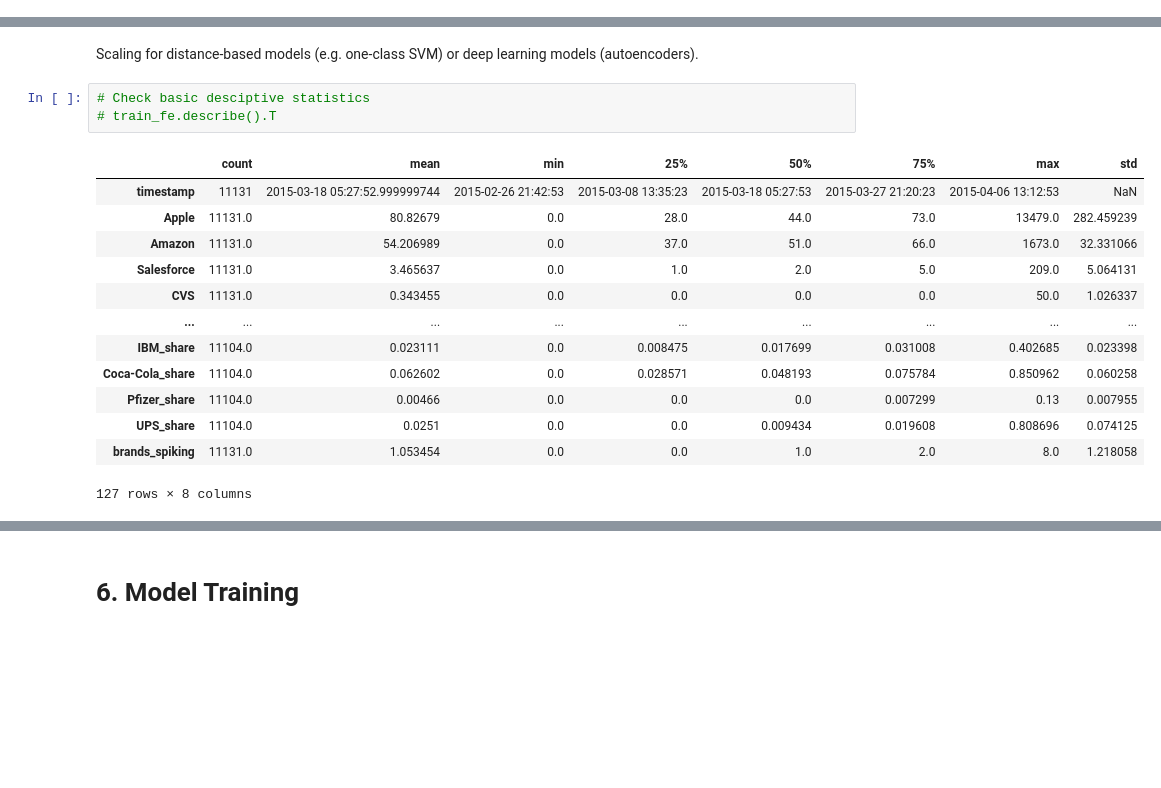
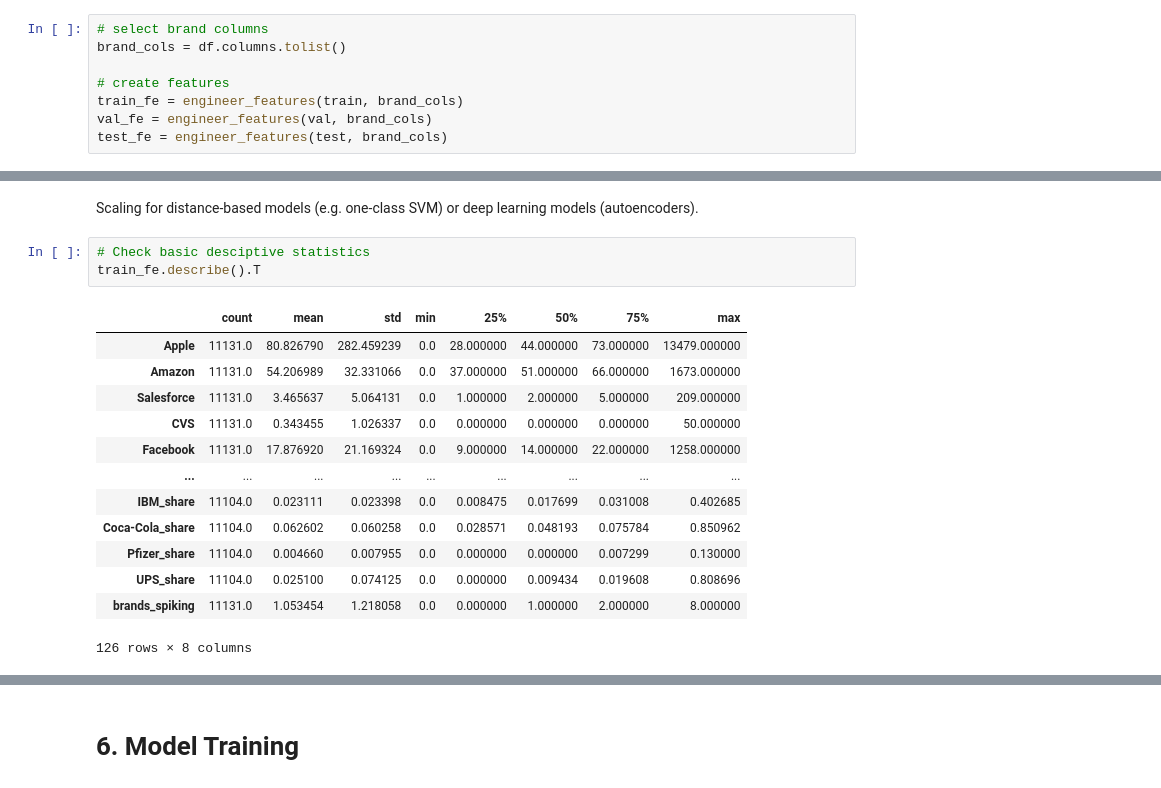
Before and after one commit to CMPE-255-G5/times-series-anomaly-detection-on-twitter-data, a Jupyter notebook: notebooks/consolidate.ipynb, the cells around one changed output, grey strips where cells are left out. Saved outputs shown, nothing was run; the diff lists cells and outputs as text; blank space fills up the shorter version.

```diff
--- a/notebooks/consolidate.ipynb
+++ b/notebooks/consolidate.ipynb
@@ -318,0 +544,8 @@ plt.show()
+# %%
+# select brand columns
+brand_cols = df.columns.tolist()
+
+# create features
+train_fe = engineer_features(train, brand_cols)
+val_fe = engineer_features(val, brand_cols)
+test_fe = engineer_features(test, brand_cols)
@@ -322,20 +582,20 @@ plt.show()
 Scaling for distance-based models (e.g. one-class SVM) or deep learning models (autoencoders).
 # %%
 # Check basic desciptive statistics
-# train_fe.describe().T
+train_fe.describe().T
 # %% [output]
-|  | count | mean | min | 25% | 50% | 75% | max | std |
-| timestamp | 11131 | 2015-03-18 05:27:52.999999744 | 2015-02-26 21:42:53 | 2015-03-08 13:35:23 | 2015-03-18 05:27:53 | 2015-03-27 21:20:23 | 2015-04-06 13:12:53 | NaN |
-| Apple | 11131.0 | 80.82679 | 0.0 | 28.0 | 44.0 | 73.0 | 13479.0 | 282.459239 |
-| Amazon | 11131.0 | 54.206989 | 0.0 | 37.0 | 51.0 | 66.0 | 1673.0 | 32.331066 |
-| Salesforce | 11131.0 | 3.465637 | 0.0 | 1.0 | 2.0 | 5.0 | 209.0 | 5.064131 |
-| CVS | 11131.0 | 0.343455 | 0.0 | 0.0 | 0.0 | 0.0 | 50.0 | 1.026337 |
+|  | count | mean | std | min | 25% | 50% | 75% | max |
+| Apple | 11131.0 | 80.826790 | 282.459239 | 0.0 | 28.000000 | 44.000000 | 73.000000 | 13479.000000 |
+| Amazon | 11131.0 | 54.206989 | 32.331066 | 0.0 | 37.000000 | 51.000000 | 66.000000 | 1673.000000 |
+| Salesforce | 11131.0 | 3.465637 | 5.064131 | 0.0 | 1.000000 | 2.000000 | 5.000000 | 209.000000 |
+| CVS | 11131.0 | 0.343455 | 1.026337 | 0.0 | 0.000000 | 0.000000 | 0.000000 | 50.000000 |
+| Facebook | 11131.0 | 17.876920 | 21.169324 | 0.0 | 9.000000 | 14.000000 | 22.000000 | 1258.000000 |
 | ... | ... | ... | ... | ... | ... | ... | ... | ... |
-| IBM_share | 11104.0 | 0.023111 | 0.0 | 0.008475 | 0.017699 | 0.031008 | 0.402685 | 0.023398 |
-| Coca-Cola_share | 11104.0 | 0.062602 | 0.0 | 0.028571 | 0.048193 | 0.075784 | 0.850962 | 0.060258 |
-| Pfizer_share | 11104.0 | 0.00466 | 0.0 | 0.0 | 0.0 | 0.007299 | 0.13 | 0.007955 |
-| UPS_share | 11104.0 | 0.0251 | 0.0 | 0.0 | 0.009434 | 0.019608 | 0.808696 | 0.074125 |
-| brands_spiking | 11131.0 | 1.053454 | 0.0 | 0.0 | 1.0 | 2.0 | 8.0 | 1.218058 |
+| IBM_share | 11104.0 | 0.023111 | 0.023398 | 0.0 | 0.008475 | 0.017699 | 0.031008 | 0.402685 |
+| Coca-Cola_share | 11104.0 | 0.062602 | 0.060258 | 0.0 | 0.028571 | 0.048193 | 0.075784 | 0.850962 |
+| Pfizer_share | 11104.0 | 0.004660 | 0.007955 | 0.0 | 0.000000 | 0.000000 | 0.007299 | 0.130000 |
+| UPS_share | 11104.0 | 0.025100 | 0.074125 | 0.0 | 0.000000 | 0.009434 | 0.019608 | 0.808696 |
+| brands_spiking | 11131.0 | 1.053454 | 1.218058 | 0.0 | 0.000000 | 1.000000 | 2.000000 | 8.000000 |
-127 rows × 8 columns
+126 rows × 8 columns
 # %%
 # Standard Normalization Scaling
```
Also changed, not shown: parts of 16 cells of this notebook.
